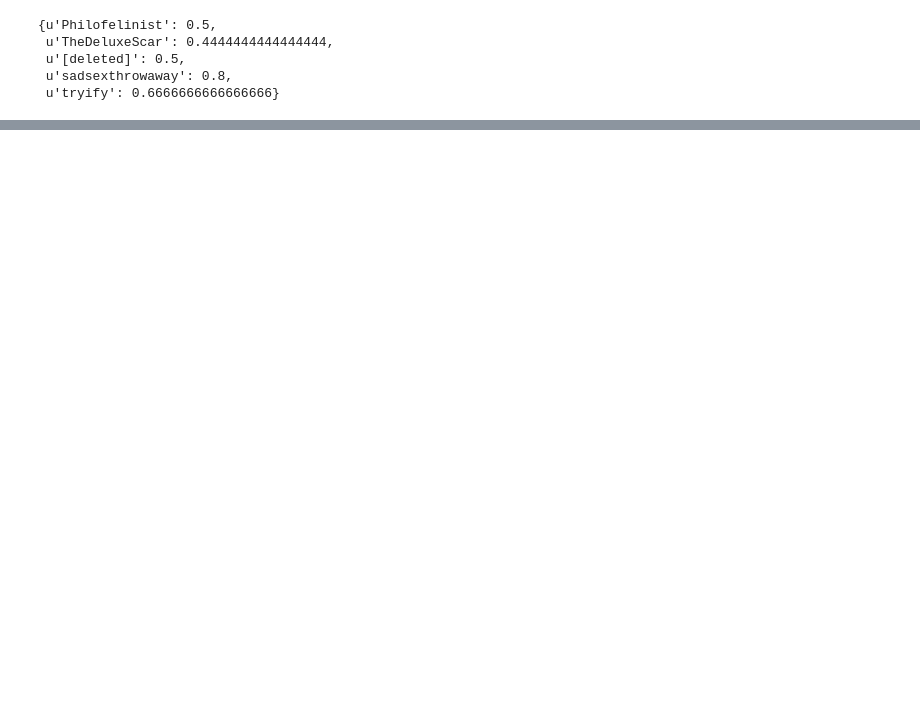
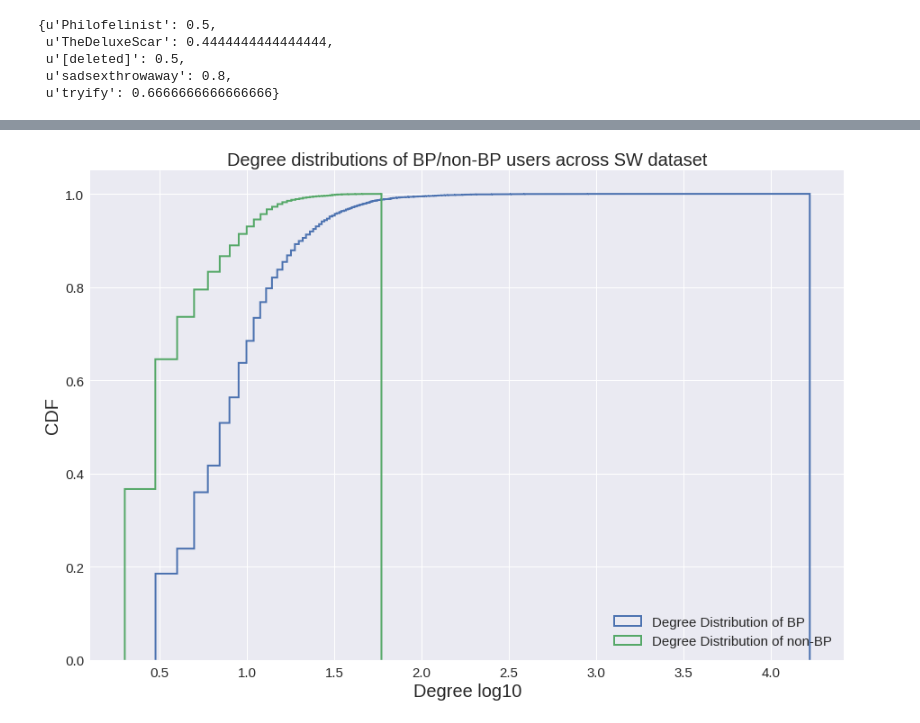
Before and after one commit to sagarjoglekar/redditTools, a Jupyter notebook: Notebooks/nodeEmb.ipynb, the cells around one changed output, grey strips where cells are left out. Drawn from its saved outputs; the diff is of its cells as text; code cells hidden in the pictures; blank space fills up the shorter version.

```diff
--- a/Notebooks/nodeEmb.ipynb
+++ b/Notebooks/nodeEmb.ipynb
@@ -298,0 +392,5 @@ chart
+# %%
+SW_degrees = nx.degree(SW_AllGraph)
+# %%
+BP_degree = [SW_degrees[k]+1 for k in SW_degrees if k in bpnames]
+BL_degree = random.sample([SW_degrees[k]+1 for k in SW_degrees if k not in bpnames],len(BP_degree))
@@ -298,0 +417,16 @@ chart
+# %%
+fig, ax = plt.subplots()
+fig.set_size_inches(15, 10)
+n1 , bins1 , patches1 = plt.hist(np.log10(BP_degree), 1000, normed=1,histtype='step', cumulative=True,linewidth = 2.0)
+n2 , bins2 , patches2 = plt.hist(np.log10(BL_degree), 1000, normed=1,histtype='step', cumulative=True,linewidth = 2.0)
+
+plt.title("Degree distributions of BP/non-BP users across SW dataset", fontsize = 20)
+plt.xlabel("Degree log10",fontsize = 20)
+plt.ylabel("CDF",fontsize = 20)
+plt.legend(['Degree Distribution of BP','Degree Distribution of non-BP'], loc='lower right',fontsize=15)
+plt.xticks(fontsize=15)
+plt.yticks(fontsize=15)
+# plt.grid()
+plt.show()
+# %% [output]
+[figure, added]
```
Also changed, not shown: parts of 46 cells of this notebook, 4 other files.
